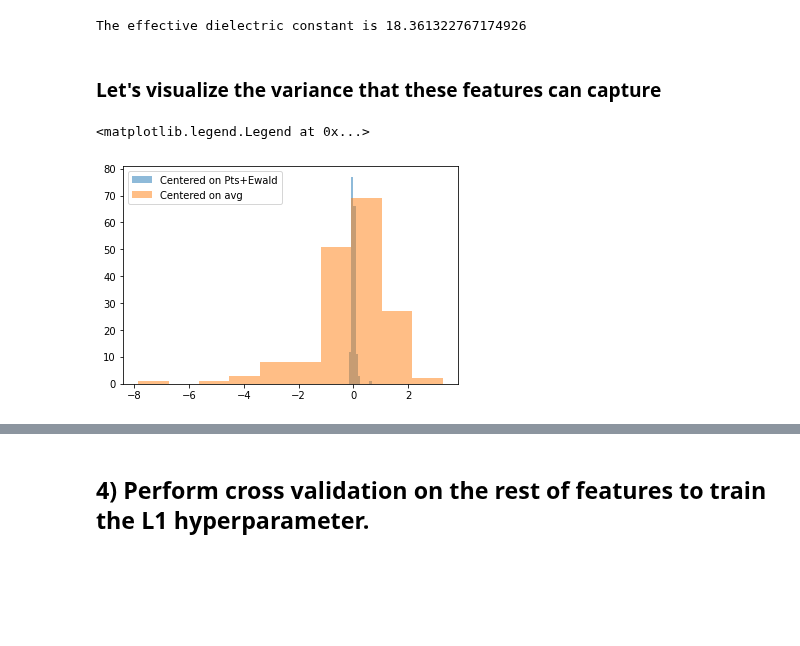
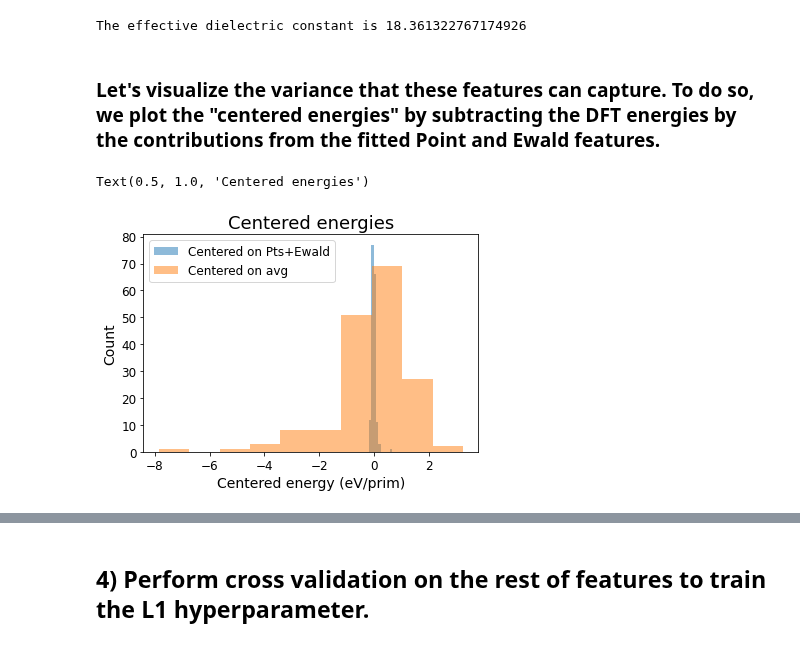
Before and after one commit to CederGroupHub/smol, a Jupyter notebook: docs/src/notebooks/ce-fit-w-centering.ipynb, the cells around one changed output, grey strips where cells are left out. Cells and saved outputs as stored; diff of their text form; code cells hidden in the pictures; blank space fills up the shorter version.

Commit message:
Polish docs and figures in centering example

```diff
--- a/docs/src/notebooks/ce-fit-w-centering.ipynb
+++ b/docs/src/notebooks/ce-fit-w-centering.ipynb
@@ -116,12 +152,17 @@ print(f'The effective dielectric constant is {1 / initial_coefs[-1]}')
 # %% [output]
 The effective dielectric constant is 18.361322767174926
 # %% [markdown]
-### Let's visualize the variance that these features can capture
+### Let's visualize the variance that these features can capture. To do so, we plot the "centered energies" by subtracting the DFT energies by the contributions from the fitted Point and Ewald features.
 # %%
 centered_energies = unique_energies - np.dot(sw.feature_matrix[unique_inds][:, np.concatenate([[0], initial_fit_cols])], initial_coefs)
 plt.hist(centered_energies, alpha=0.5, label='Centered on Pts+Ewald')
 plt.hist(unique_energies - avg_en, alpha=0.5, label='Centered on avg')
-plt.legend()
+plt.xlabel('Centered energy (eV/prim)', fontsize=14)
+plt.xticks(fontsize=12)
+plt.ylabel('Count', fontsize=14)
+plt.yticks(fontsize=12)
+plt.legend(fontsize=12)
+plt.title('Centered energies', fontsize=18)
 # %% [output]
-<matplotlib.legend.Legend at 0x...>
+Text(0.5, 1.0, 'Centered energies')
-[figure, old version]
+[figure, new version]
```
Also changed, not shown: parts of 10 cells of this notebook.
